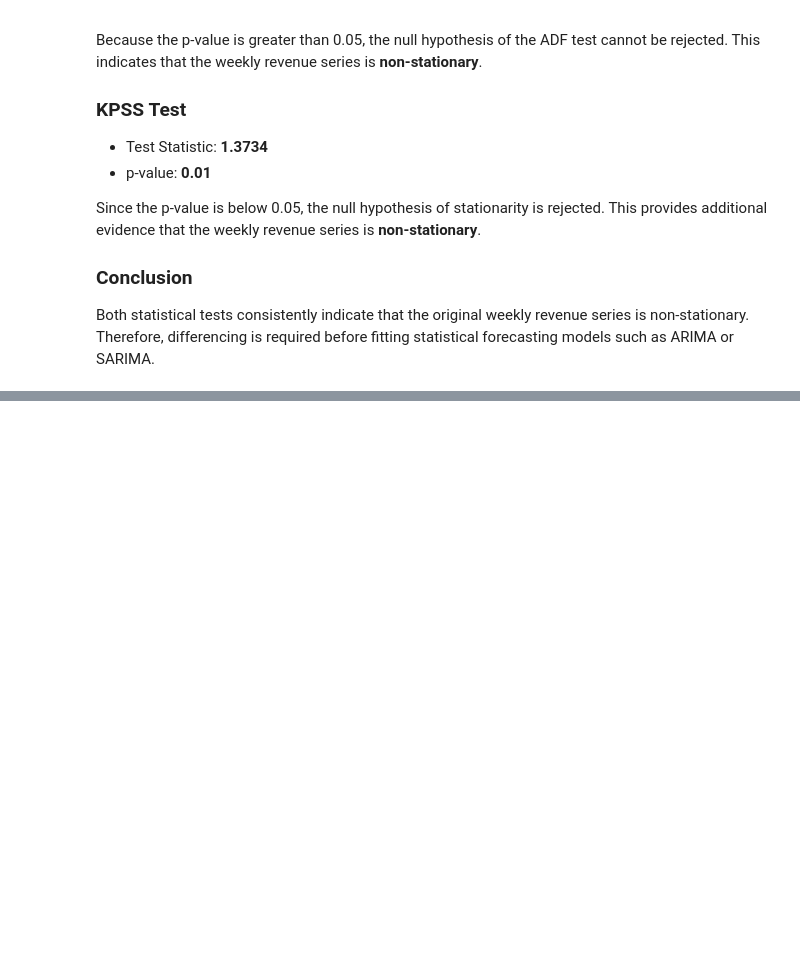
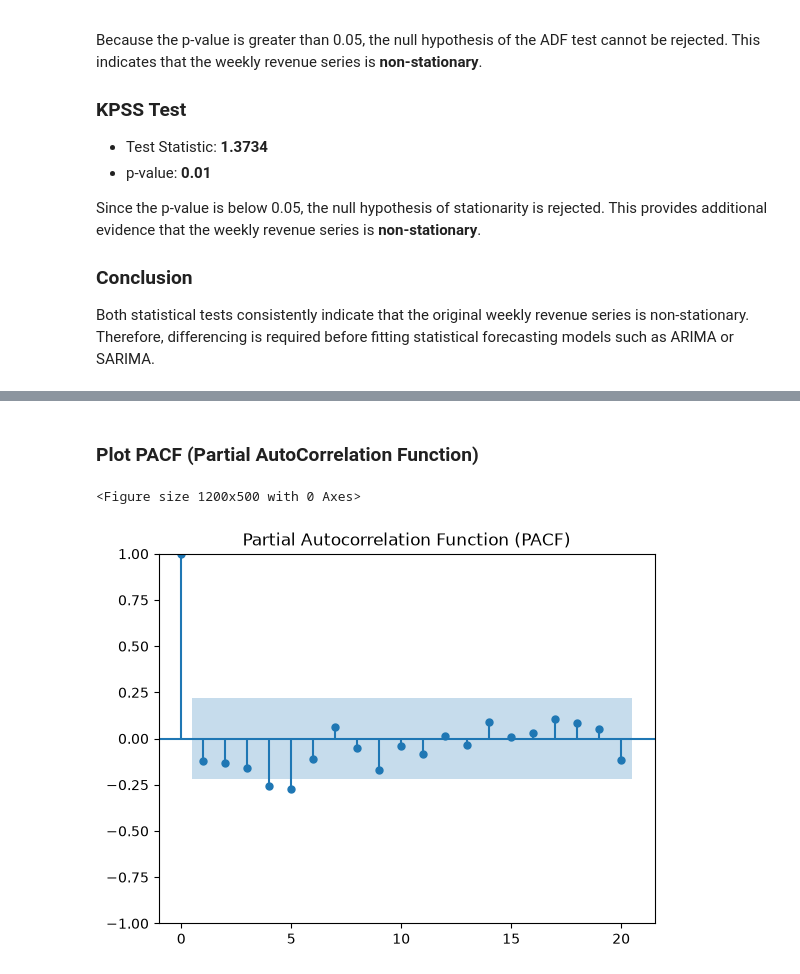
Before and after one commit to anees555/Customer-Intelligent-Platform, a Jupyter notebook: notebooks/Sales_Forcasting/02_exploratory_time_series_analyis.ipynb, the cells around one changed output, grey strips where cells are left out. Cells and saved outputs as stored; diff of their text form; code cells hidden in the pictures; blank space fills up the shorter version.

```diff
--- a/notebooks/Sales_Forcasting/02_exploratory_time_series_analyis.ipynb
+++ b/notebooks/Sales_Forcasting/02_exploratory_time_series_analyis.ipynb
@@ -470,0 +620,17 @@ Both statistical tests consistently indicate that the original weekly revenue se
+# %% [markdown]
+### Plot PACF (Partial AutoCorrelation Function)
+# %%
+plt.figure(figsize=(12,5))
+
+plot_pacf(
+    weekly_sales_diff["revenue_diff"],
+    lags=20,
+    method="ywm"
+)
+
+plt.title("Partial Autocorrelation Function (PACF)")
+
+plt.show()
+# %% [output]
+<Figure size 1200x500 with 0 Axes>
+[figure, added]
```
Also changed, not shown: parts of 23 cells of this notebook, 1 other file.
